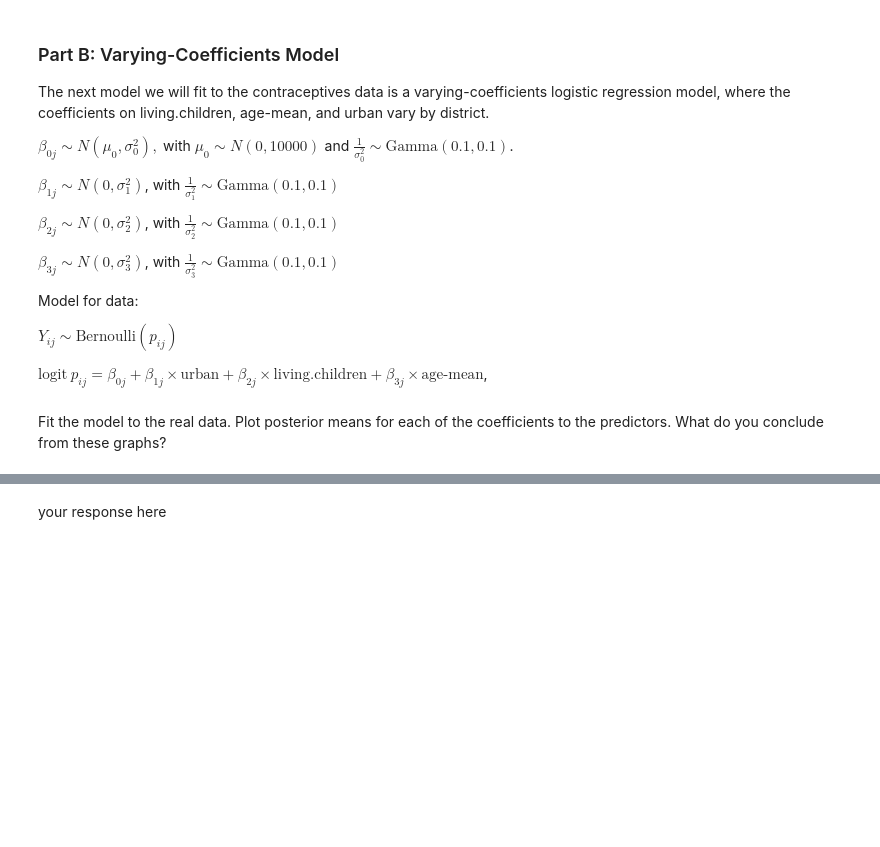
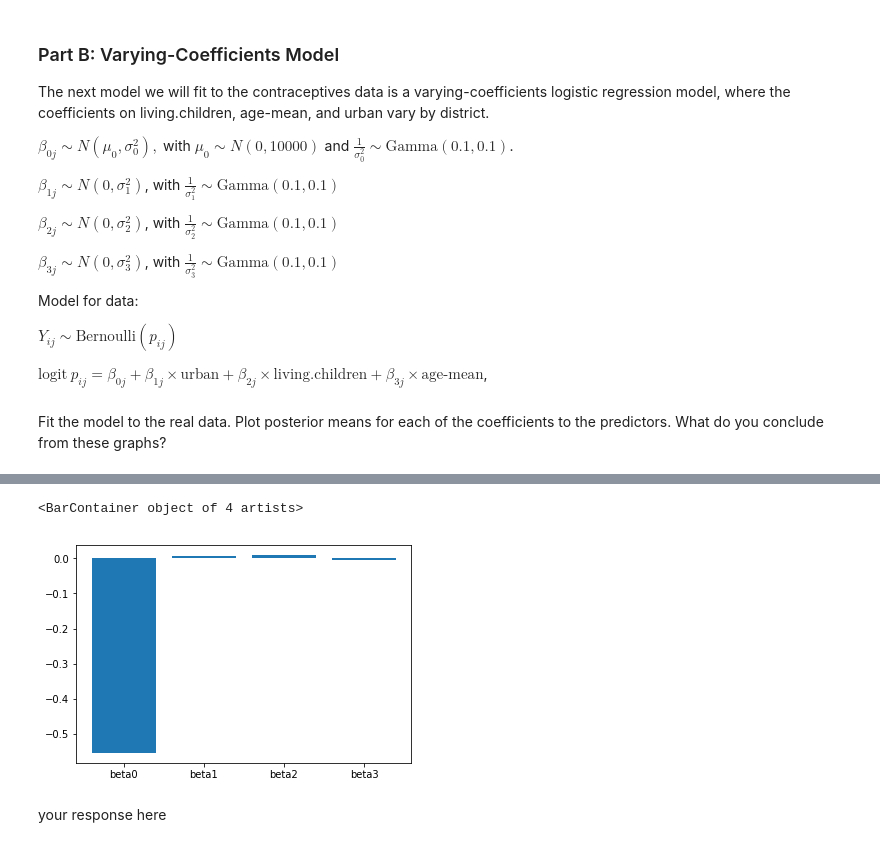
Before and after one commit to srk-apts/CS109B, a Jupyter notebook: HW/cs109b_hw6.ipynb, the cells around one changed output, grey strips where cells are left out. Drawn from its saved outputs; the diff is of its cells as text; code cells hidden in the pictures; blank space fills up the shorter version.

```diff
--- a/HW/cs109b_hw6.ipynb
+++ b/HW/cs109b_hw6.ipynb
@@ -364,0 +449,35 @@ Fit the model to the real data. Plot posterior means for each of the coefficient
+# %%
+#your code here
+varying_intercept_code2 = '''
+model {
+    mu0 ~ dnorm(0, 1/pow(10000,2))
+    inv_var_betas ~ dgamma(0.1, 0.1)
+
+    for (j in J){
+        beta0[j] ~ dnorm(mu0, inv_var_betas)
+        beta1[j] ~ dnorm(0, inv_var_betas)
+        beta2[j] ~ dnorm(0, inv_var_betas)
+        beta3[j] ~ dnorm(0, inv_var_betas)
+        }
+
+    for (i in 1:N){
+        y[i] ~ dbern(p[i])
+        logit(p[i]) <- beta0[district[i]] + beta1[district[i]]*urban[i] +
+        beta2[district[i]]*living_children[i] + beta3[district[i]]*age_mean[i]
+        }
+
+}
+'''
+# %%
+observed_vals = {'y': train["contraceptive_use"],
+                 'urban': train["urban"],
+                 'living_children': train["living.children"],
+                 'age_mean': train["age_mean"],
+                 'district': train["district"],
+                 'J': train["district"].unique(),
+                 'N': train.shape[0]}
+
+num_chains = 4
+train_model = pyjags.Model(code=varying_intercept_code2, data=observed_vals, chains=4)
+burnin = train_model.sample(500)
+samples_actual2 = train_model.sample(2500)
@@ -365,3 +491,16 @@ Fit the model to the real data. Plot posterior means for each of the coefficient
+# %%
+means_coeff = {}
+var_names = ['beta0', 'beta1', 'beta2', 'beta3']
+for var in var_names:
+    sample_array = samples_actual2[var]
+    means_coeff[var] = np.mean(sample_array)
+# %%
+labels = list(means_coeff.keys())
+means = list(means_coeff.values())
+plt.bar(labels, means)
+# %% [output]
+<BarContainer object of 4 artists>
+[figure, added]
 # %% [markdown]
 your response here
 # %% [markdown]
```
Also changed, not shown: parts of 23 cells of this notebook.
